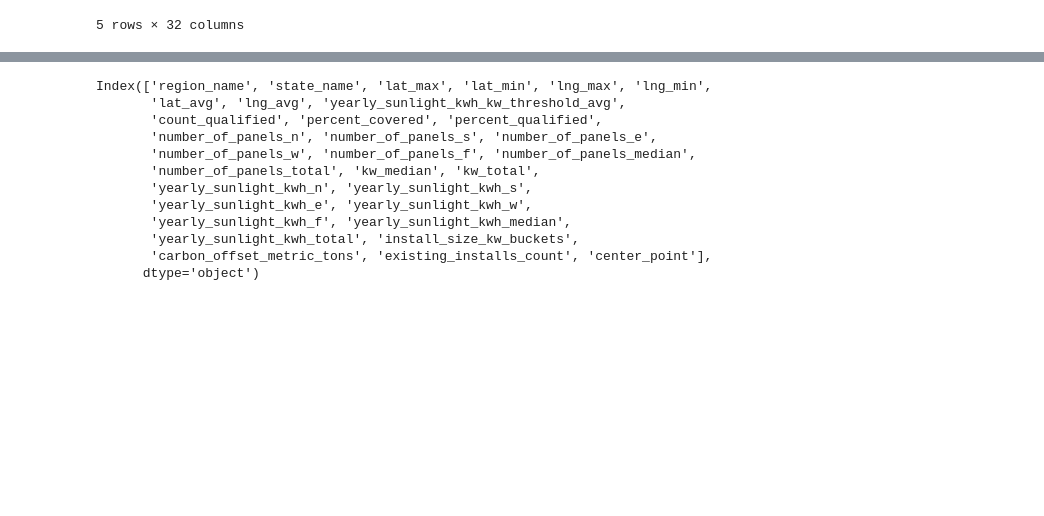
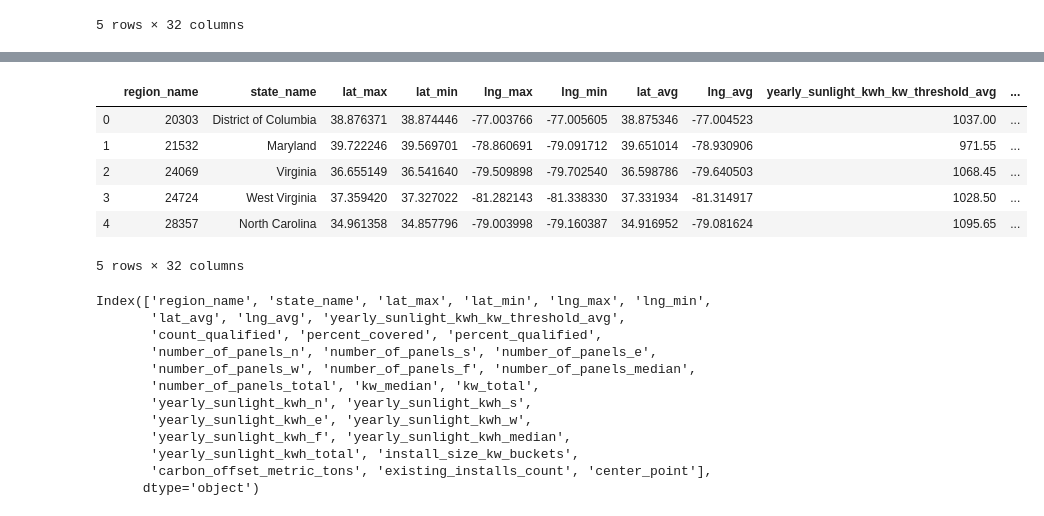
Before and after one commit to marmistead91/Forestry, a Jupyter notebook: Untitled.ipynb, the cells around one changed output, grey strips where cells are left out. Drawn from its saved outputs; the diff is of its cells as text; code cells hidden in the pictures; blank space fills up the shorter version.

```diff
--- a/Untitled.ipynb
+++ b/Untitled.ipynb
@@ -28,3 +46,14 @@ df.head()
 # %%
 query2= """SELECT * FROM `bigquery-public-data.sunroof_solar.solar_potential_by_postal_code`"""
+# %%
+dfpost=gcp2df(query2)
+dfpost.head()
+# %% [output]
+|  | region_name | state_name | lat_max | lat_min | lng_max | lng_min | lat_avg | lng_avg | yearly_sunlight_kwh_kw_threshold_avg | ... |
+| 0 | 20303 | District of Columbia | 38.876371 | 38.874446 | -77.003766 | -77.005605 | 38.875346 | -77.004523 | 1037.00 | ... |
+| 1 | 21532 | Maryland | 39.722246 | 39.569701 | -78.860691 | -79.091712 | 39.651014 | -78.930906 | 971.55 | ... |
+| 2 | 24069 | Virginia | 36.655149 | 36.541640 | -79.509898 | -79.702540 | 36.598786 | -79.640503 | 1068.45 | ... |
+| 3 | 24724 | West Virginia | 37.359420 | 37.327022 | -81.282143 | -81.338330 | 37.331934 | -81.314917 | 1028.50 | ... |
+| 4 | 28357 | North Carolina | 34.961358 | 34.857796 | -79.003998 | -79.160387 | 34.916952 | -79.081624 | 1095.65 | ... |
+5 rows × 32 columns
 # %%
```
Also changed, not shown: parts of 9 cells of this notebook.
